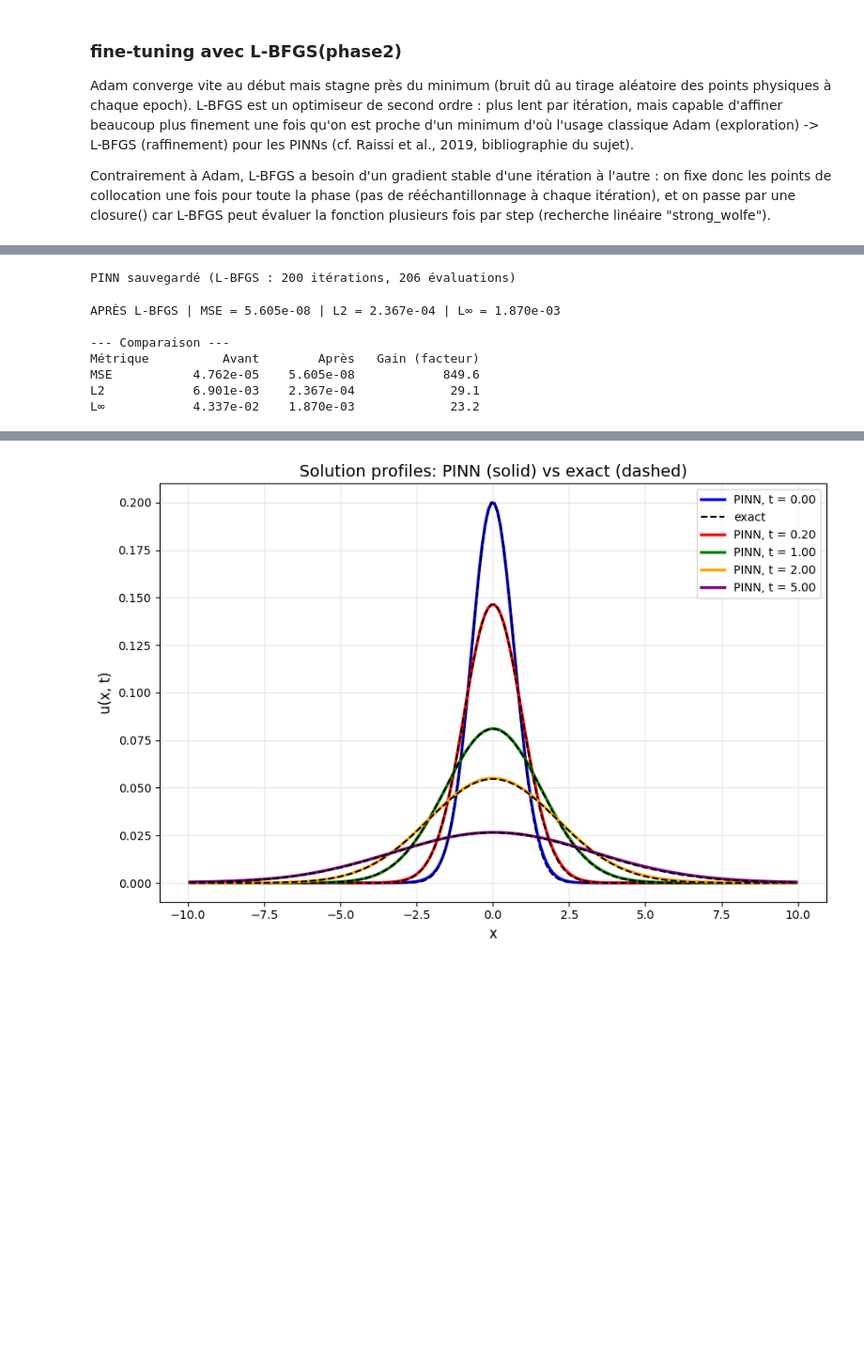
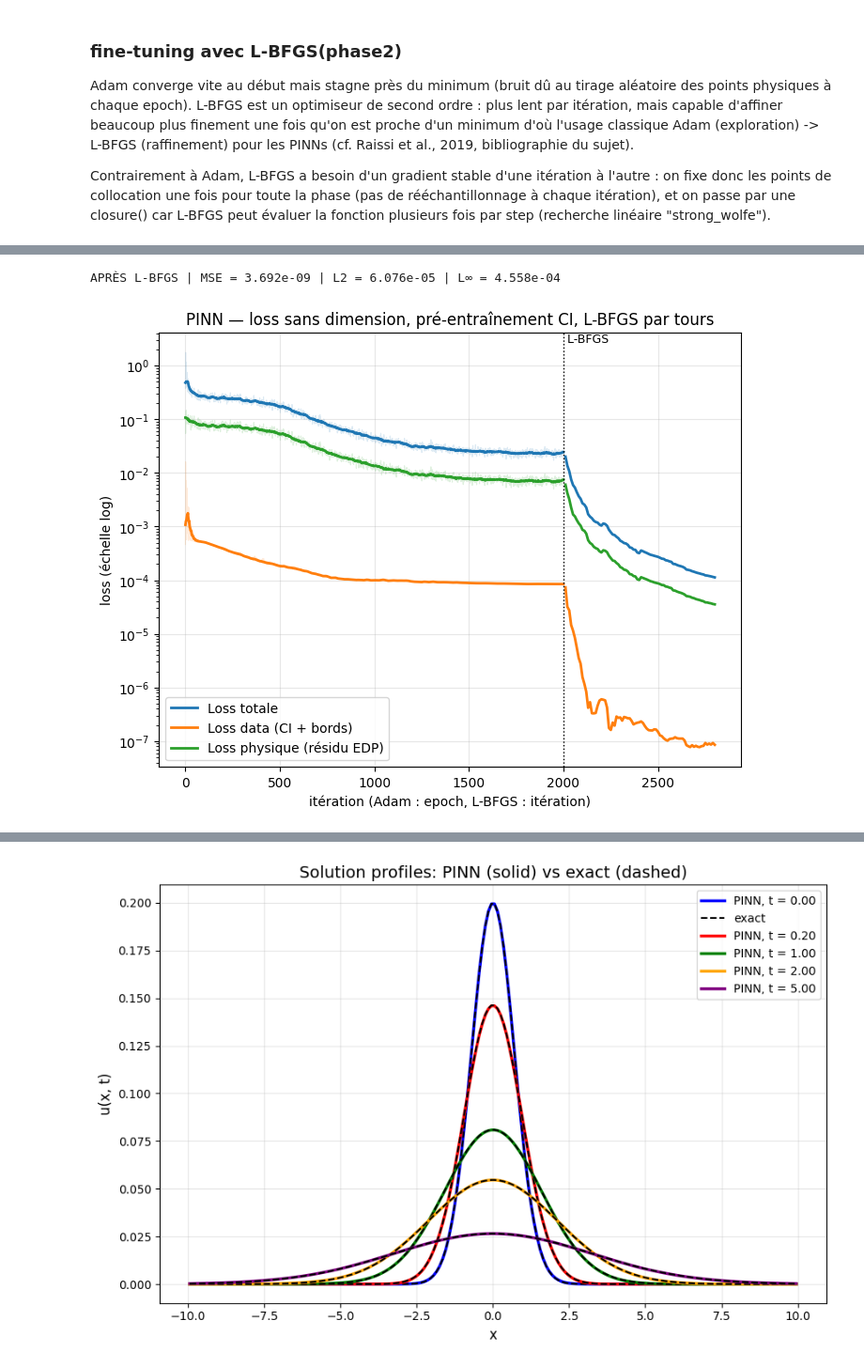
Before and after one commit to zinebA12/choc_economique, a Jupyter notebook: PINN/PINN.ipynb, the cells around one changed output, grey strips where cells are left out. Shown at 94% size. Cells and saved outputs as stored; diff of their text form; code cells hidden in the pictures; blank space fills up the shorter version.

```diff
--- a/PINN/PINN.ipynb
+++ b/PINN/PINN.ipynb
@@ -251,46 +285,45 @@ Loss finale après L-BFGS : 5.524e-07
 # "avant/après" : cela garantit sans ambiguïté que les poids sauvegardés
 # sont ceux du PINN totalement affiné (Adam + L-BFGS), et pas seulement
 # ceux obtenus après la phase Adam.
-assert len(optimizer_lbfgs.state) > 0, "L-BFGS n'a pas encore été exécuté !"
+assert len(optimizer_lbfgs.state) > 0
 opt_state = list(optimizer_lbfgs.state.values())[0]
-
 torch.save({
-    'model_state_dict': pinn.state_dict(),
-    'hidden_dim': 32,
+    'model_state_dict': pinn.state_dict(), 'hidden_dim': 32,
     'D': D, 'alpha': alpha,
-    'lbfgs_n_iter': int(opt_state['n_iter']),          # vraies itérations
-    'lbfgs_func_evals': int(opt_state['func_evals']),  # évaluations de la loss
-    't_adam': float(t_adam),      # <-- ajouté : temps phase Adam (cellule 11)
-    't_lbfgs': float(t_lbfgs),    # <-- ajouté : temps phase L-BFGS (cette cellule)
+    'lbfgs_n_iter': int(opt_state['n_iter']),
+    'lbfgs_func_evals': int(opt_state['func_evals']),
+    't_adam': float(t_adam), 't_lbfgs': float(t_lbfgs),
 }, '../pinn_reference.pth')
 
-print(f"PINN sauvegardé (L-BFGS : {opt_state['n_iter']} itérations, "
-      f"{opt_state['func_evals']} évaluations)")
+U_pinn_grille_apres, MSE_apres, L2_apres, Linf_apres = evaluer_pinn_sur_grille(
+    pinn, X_mesh, T_mesh, x_grille, t_grille, A, x0, sigma, D, alpha)
+print(f"APRÈS L-BFGS | MSE = {MSE_apres:.3e} | L2 = {L2_apres:.3e} | L∞ = {Linf_apres:.3e}")
 # %% [output]
-PINN sauvegardé (L-BFGS : 200 itérations, 206 évaluations)
+APRÈS L-BFGS | MSE = 3.692e-09 | L2 = 6.076e-05 | L∞ = 4.558e-04
-# %%
-# --- Évaluation APRÈS L-BFGS : comparaison avant/après affinage ---------
-# Le tableau ci-dessous doit normalement montrer un gain net sur les
-# trois métriques (MSE, L2, L∞) grâce au fine-tuning L-BFGS.
-U_pinn_grille_apres, MSE_apres, L2_apres, Linf_apres = evaluer_pinn_sur_grille(
-    pinn, X_mesh, T_mesh, x_grille, t_grille, A, x0, sigma, D, alpha)
-
-print(f"APRÈS L-BFGS | MSE = {MSE_apres:.3e} | L2 = {L2_apres:.3e} | L∞ = {Linf_apres:.3e}")
-
-print("\n--- Comparaison ---")
-print(f"{'Métrique':10s} {'Avant':>12s} {'Après':>12s} {'Gain (facteur)':>16s}")
-print(f"{'MSE':10s} {MSE_avant:12.3e} {MSE_apres:12.3e} {MSE_avant/MSE_apres:16.1f}")
-print(f"{'L2':10s} {L2_avant:12.3e} {L2_apres:12.3e} {L2_avant/L2_apres:16.1f}")
-print(f"{'L∞':10s} {Linf_avant:12.3e} {Linf_apres:12.3e} {Linf_avant/Linf_apres:16.1f}")
-
-# On met à jour U_pinn_grille pour que les cellules suivantes (56, 58, 59...)
-# utilisent automatiquement le modèle affiné
-U_pinn_grille = U_pinn_grille_apres
-# %% [output]
-APRÈS L-BFGS | MSE = 5.605e-08 | L2 = 2.367e-04 | L∞ = 1.870e-03
-
---- Comparaison ---
-Métrique          Avant        Après   Gain (facteur)
-MSE           4.762e-05    5.605e-08            849.6
-L2            6.901e-03    2.367e-04             29.1
-L∞            4.337e-02    1.870e-03             23.2
+# %%
+def lisse(y, w=25):
+    ly = np.log10(np.asarray(y))
+    ly = np.pad(ly, (w//2, w - 1 - w//2), mode='edge')
+    return 10 ** np.convolve(ly, np.ones(w)/w, mode='valid')
+
+n_adam = len(hist['total_loss'])
+ep = np.arange(n_adam)
+it_lb = n_adam + np.array(hist_lb['it'])
+
+plt.figure(figsize=(8, 6))
+for cle, lb, couleur, nom in [('total_loss', 'total', 'tab:blue',   'Loss totale'),
+                              ('data_loss',  'data',  'tab:orange', 'Loss data (CI + bords)'),
+                              ('phys_loss',  'phys',  'tab:green',  'Loss physique (résidu EDP)')]:
+    plt.semilogy(ep, hist[cle], color=couleur, alpha=0.15, linewidth=0.8)      # brut, pâle
+    plt.semilogy(ep, lisse(hist[cle]), color=couleur, linewidth=2, label=nom)  # lissé
+    plt.semilogy(it_lb, hist_lb[lb], color=couleur, linewidth=2)               # L-BFGS
+plt.axvline(n_adam, color='k', linestyle=':', linewidth=1)
+plt.text(n_adam, plt.ylim()[1], ' L-BFGS', va='top', fontsize=9)
+plt.xlabel('itération (Adam : epoch, L-BFGS : itération)')
+plt.ylabel('loss (échelle log)')
+plt.title("PINN — loss sans dimension, pré-entraînement CI, L-BFGS par tours")
+plt.legend(); plt.grid(True, alpha=0.3)
+plt.savefig('loss_PINN.png', dpi=300, bbox_inches='tight')
+plt.show()
+# %% [output]
+[figure, added]
```
Also changed, not shown: parts of 23 cells of this notebook, 18 other files.
